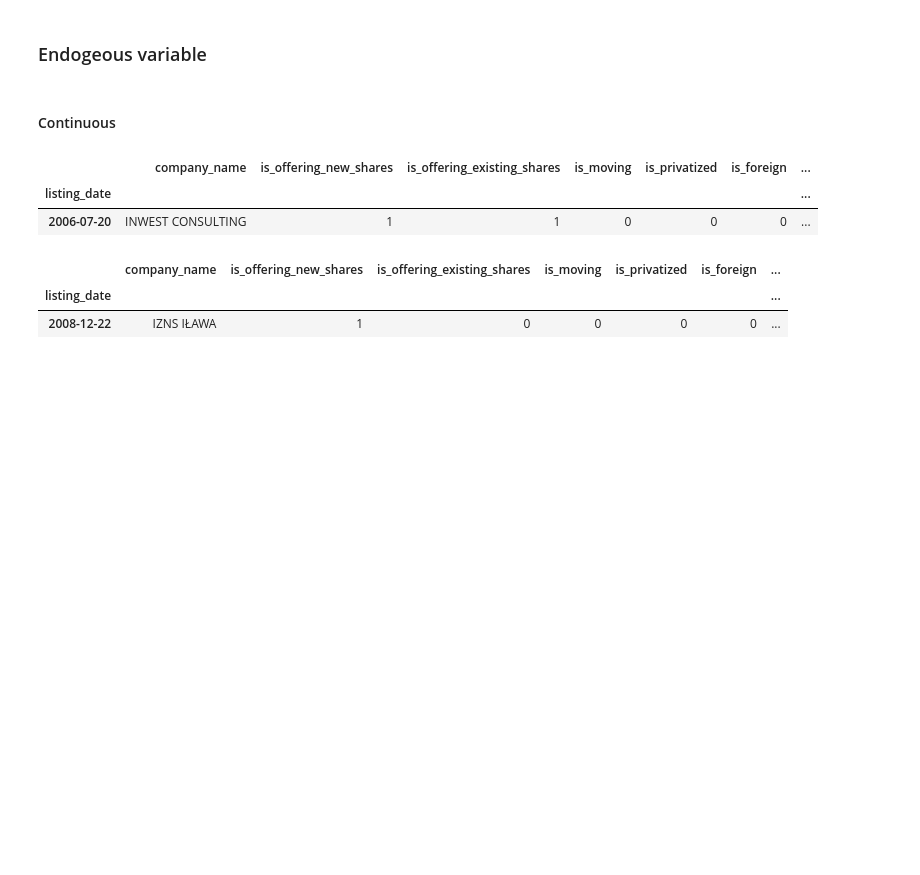
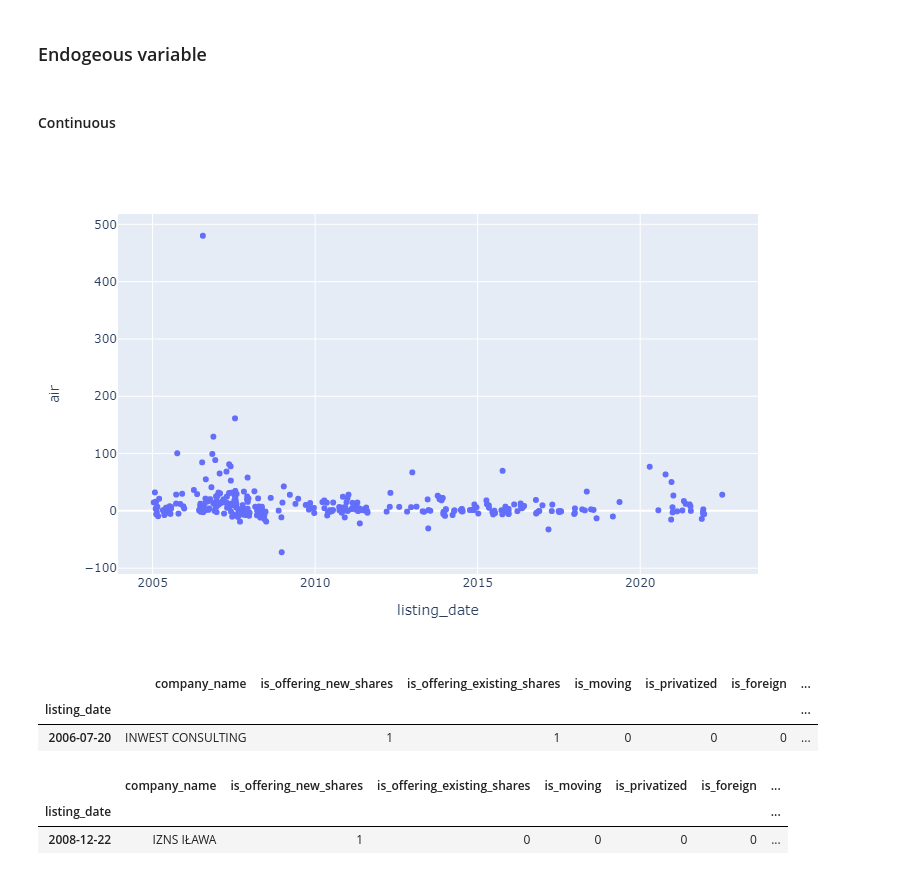
Before and after one commit to OskarBienko/masters_thesis, a Jupyter notebook: code/exploratory_data_analysis.ipynb, the cells around one changed output. Saved outputs shown, nothing was run; the diff lists cells and outputs as text; code cells hidden in the pictures; blank space fills up the shorter version.

Commit message:
[FIX] Specify renderer argument in plotly functions so that GitHub can render the figures. Also add sklearn & dtreeviz libraries to requirements.txt

```diff
--- a/code/exploratory_data_analysis.ipynb
+++ b/code/exploratory_data_analysis.ipynb
@@ -33,7 +33,10 @@ ipo
 # %% [markdown]
 #### Continuous
 # %%
-px.scatter(data_frame=ipo.reset_index(), y='air', x='listing_date', width=800, height=500)
+fig = px.scatter(data_frame=ipo.reset_index(), y='air', x='listing_date', width=800, height=500)
+fig.show(renderer='png')
+# %% [output]
+[figure, added]
 # %%
 # Outlier, but it's legit - it really happened in the past
 # Source: https://biznes.interia.pl/gieldy/aktualnosci/news-gielda-rekordowy-debiut-na-parkiecie,nId,3538141
```
Also changed, not shown: parts of 8 cells of this notebook, 2 other files.
